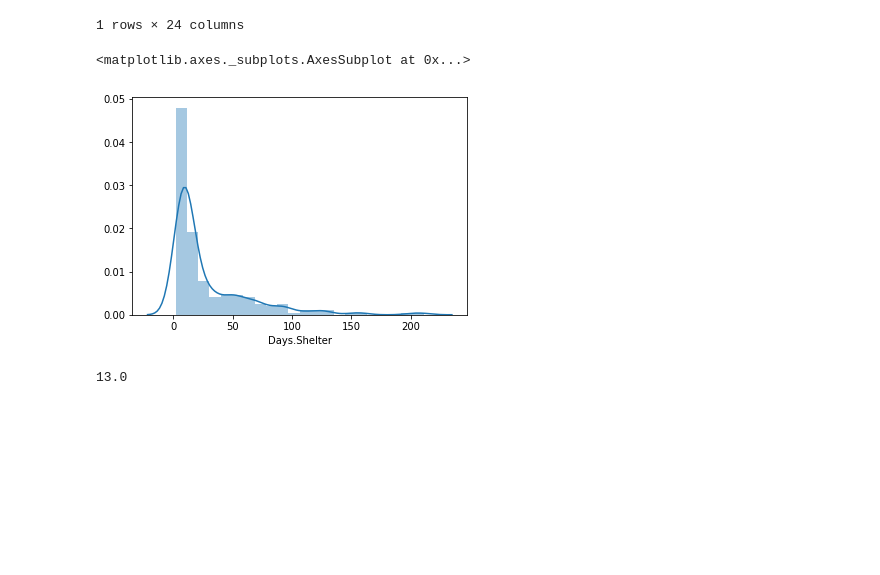
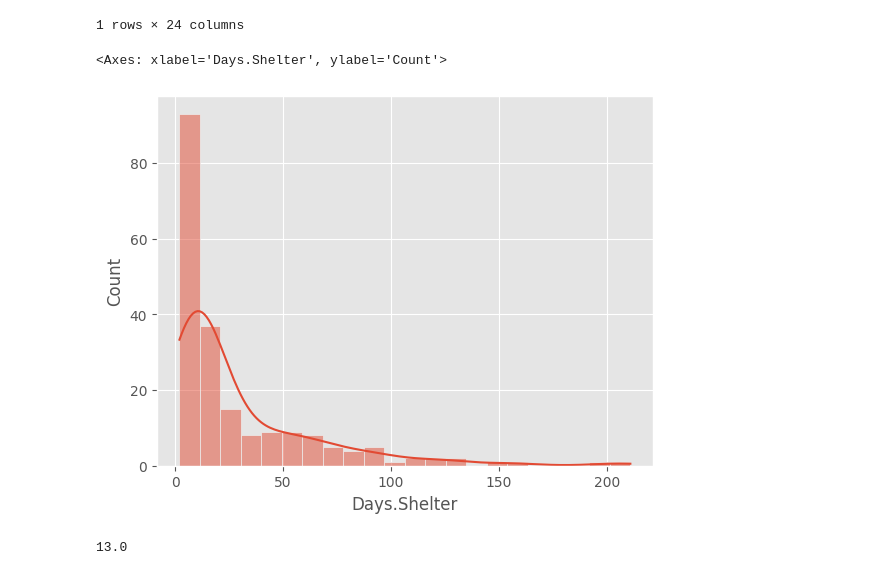
Before and after one commit to galizar/python-FDS, a Jupyter notebook: part_1/lab2/lab2.ipynb, the cells around one changed output. Drawn from its saved outputs; the diff is of its cells as text; code cells hidden in the pictures; blank space fills up the shorter version.

```diff
--- a/part_1/lab2/lab2.ipynb
+++ b/part_1/lab2/lab2.ipynb
@@ -4,6 +4,8 @@ import numpy as np
 import pandas as pd
 import matplotlib.pyplot as plt
 import seaborn as sns
+plt.style.use('ggplot')
+#sns.set_theme()
 # %%
 data = pd.read_csv('AnimalData.csv')
 # %%
@@ -36,15 +38,15 @@ data[ data['Intake.Type'] == 'Owner Surrender' ].head(1)
 | 6 | K12-000291 | 1/1/12 | Owner Surrender | Dog | Intact | Male | 2 | Normal | ... |
 1 rows × 24 columns
 # %%
-#Distribution of days stayed in the shelter for animals who were adopted
+# Distribution of days stayed in the shelter for animals who were adopted
 
 adopted = data['Outcome.Type'] == 'Adoption'
 adoptedStay = data['Days.Shelter'][adopted]
 
-sns.distplot(adoptedStay)
+sns.histplot(adoptedStay, kde=True)
 # %% [output]
-<matplotlib.axes._subplots.AxesSubplot at 0x...>
+<Axes: xlabel='Days.Shelter', ylabel='Count'>
-[figure, old version]
+[figure, new version]
 # %%
 # Median of the time an animal waited to be adopted (days)
 adoptedStay.median()
```
Also changed, not shown: parts of 3 cells of this notebook, 5 other files.
